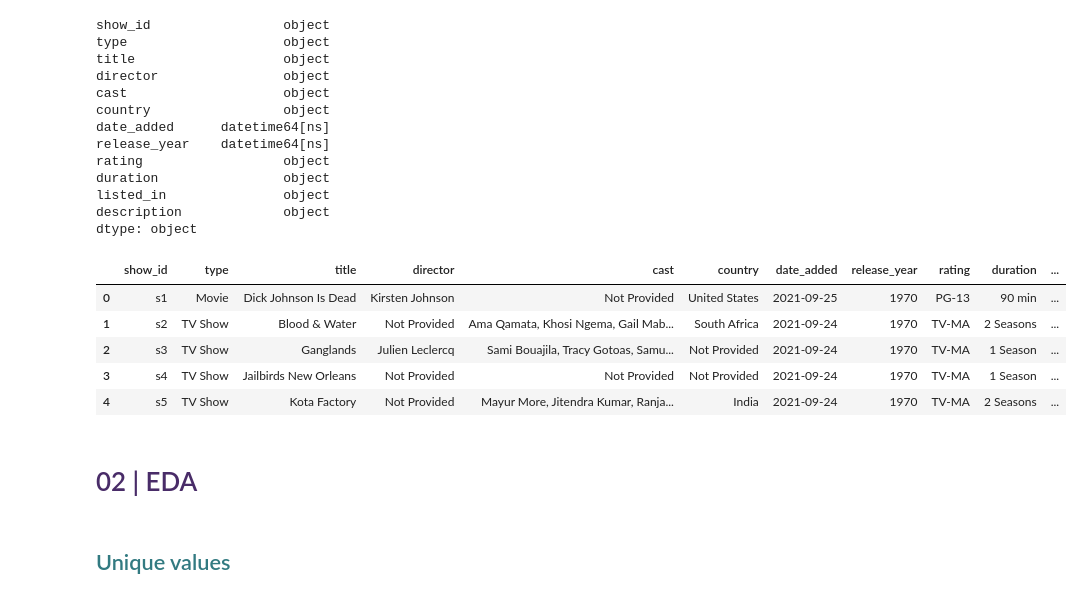
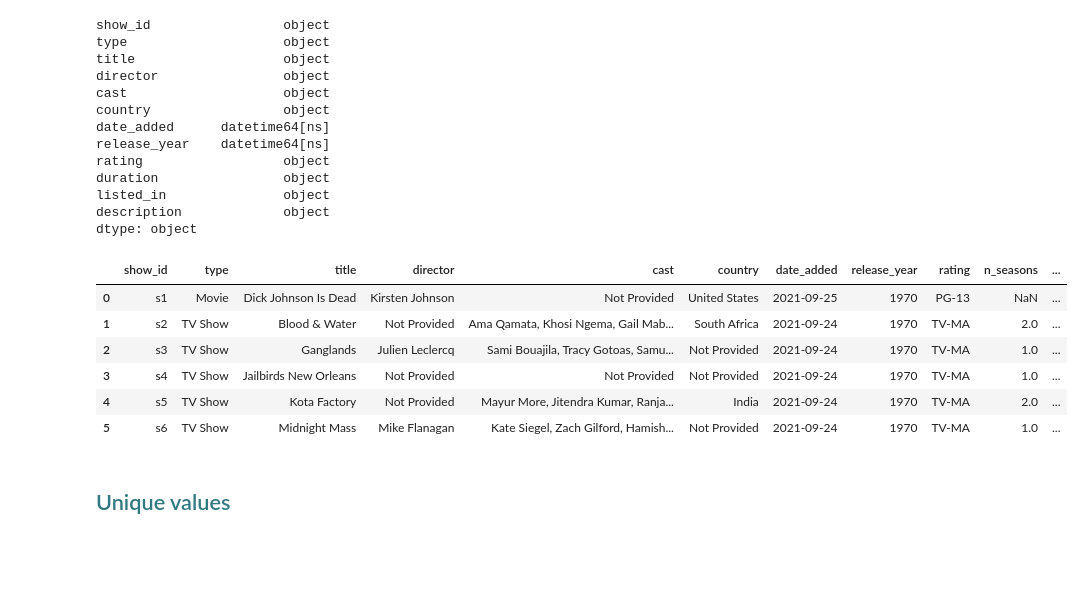
Before and after one commit to TonioDominguez/Netflix_mood_recommender, a Jupyter notebook: Prepro_netflix_rec.ipynb, the cells around one changed output. Cells and saved outputs as stored; diff of their text form; code cells hidden in the pictures; blank space fills up the shorter version.

Commit message:
up2date

```diff
--- a/Prepro_netflix_rec.ipynb
+++ b/Prepro_netflix_rec.ipynb
@@ -106,16 +106,15 @@ listed_in               object
 description             object
 dtype: object
 # %%
-df.head(5)
+df.head(6)
 # %% [output]
-|  | show_id | type | title | director | cast | country | date_added | release_year | rating | duration | ... |
-| 0 | s1 | Movie | Dick Johnson Is Dead | Kirsten Johnson | Not Provided | United States | 2021-09-25 | 1970 | PG-13 | 90 min | ... |
-| 1 | s2 | TV Show | Blood & Water | Not Provided | Ama Qamata, Khosi Ngema, Gail Mab... | South Africa | 2021-09-24 | 1970 | TV-MA | 2 Seasons | ... |
-| 2 | s3 | TV Show | Ganglands | Julien Leclercq | Sami Bouajila, Tracy Gotoas, Samu... | Not Provided | 2021-09-24 | 1970 | TV-MA | 1 Season | ... |
-| 3 | s4 | TV Show | Jailbirds New Orleans | Not Provided | Not Provided | Not Provided | 2021-09-24 | 1970 | TV-MA | 1 Season | ... |
-| 4 | s5 | TV Show | Kota Factory | Not Provided | Mayur More, Jitendra Kumar, Ranja... | India | 2021-09-24 | 1970 | TV-MA | 2 Seasons | ... |
+|  | show_id | type | title | director | cast | country | date_added | release_year | rating | n_seasons | ... |
+| 0 | s1 | Movie | Dick Johnson Is Dead | Kirsten Johnson | Not Provided | United States | 2021-09-25 | 1970 | PG-13 | NaN | ... |
+| 1 | s2 | TV Show | Blood & Water | Not Provided | Ama Qamata, Khosi Ngema, Gail Mab... | South Africa | 2021-09-24 | 1970 | TV-MA | 2.0 | ... |
+| 2 | s3 | TV Show | Ganglands | Julien Leclercq | Sami Bouajila, Tracy Gotoas, Samu... | Not Provided | 2021-09-24 | 1970 | TV-MA | 1.0 | ... |
+| 3 | s4 | TV Show | Jailbirds New Orleans | Not Provided | Not Provided | Not Provided | 2021-09-24 | 1970 | TV-MA | 1.0 | ... |
+| 4 | s5 | TV Show | Kota Factory | Not Provided | Mayur More, Jitendra Kumar, Ranja... | India | 2021-09-24 | 1970 | TV-MA | 2.0 | ... |
+| 5 | s6 | TV Show | Midnight Mass | Mike Flanagan | Kate Siegel, Zach Gilford, Hamish... | Not Provided | 2021-09-24 | 1970 | TV-MA | 1.0 | ... |
-# %% [markdown]
-<h1 style="color: #492c68;">02 | EDA</h1>
 # %% [markdown]
 <h2 style="color: #327a81;">Unique values</h2>
 # %% [markdown]
```
Also changed, not shown: parts of 43 cells of this notebook.
